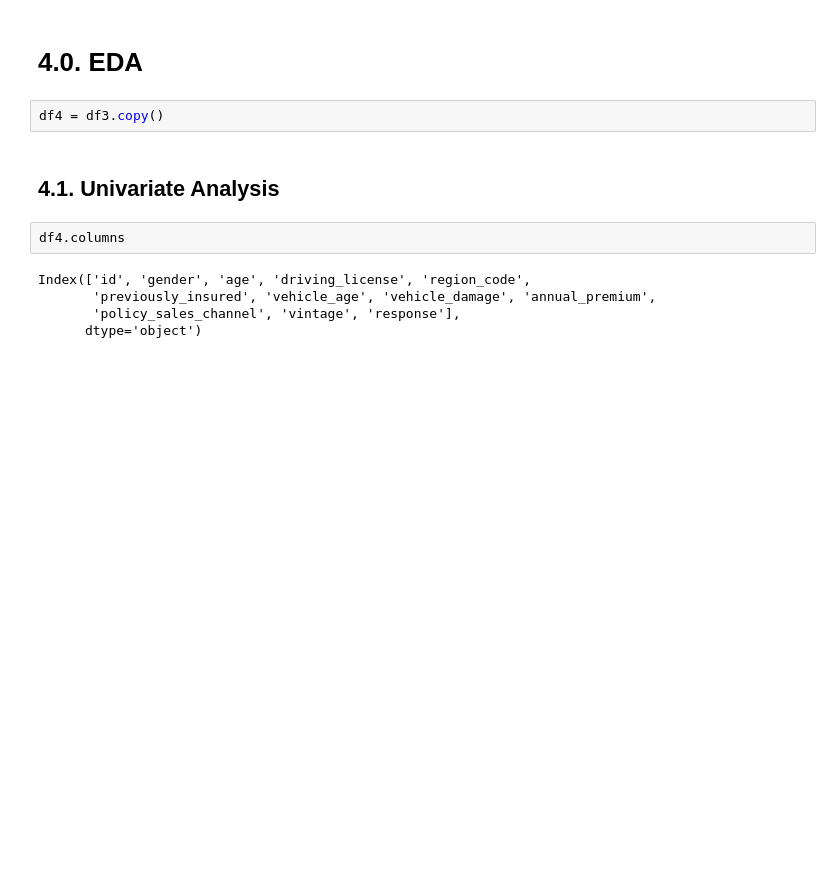
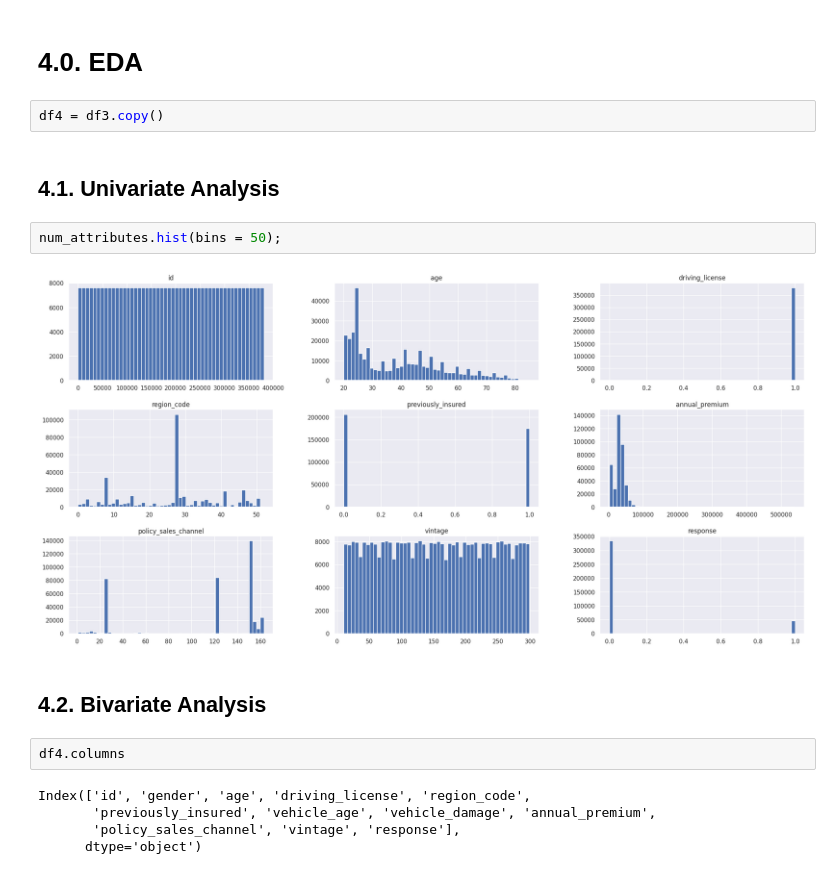
Before and after one commit to mseris-ds/-health_insurance_cross_sell, a Jupyter notebook: health_insurance_croos_sell.ipynb, the cells around one changed output. Cells and saved outputs as stored; diff of their text form; blank space fills up the shorter version.

```diff
--- a/health_insurance_croos_sell.ipynb
+++ b/health_insurance_croos_sell.ipynb
@@ -152,6 +341,12 @@ Como no Data Descriptive não encontramos nada de discrepante nos dados, por hor
 df4 = df3.copy()
 # %% [markdown]
 ## 4.1. Univariate Analysis
+# %%
+num_attributes.hist(bins = 50);
+# %% [output]
+[figure, added]
+# %% [markdown]
+## 4.2. Bivariate Analysis
 # %%
 df4.columns
 # %% [output]
```
Also changed, not shown: parts of 94 cells of this notebook, 2 other files.
